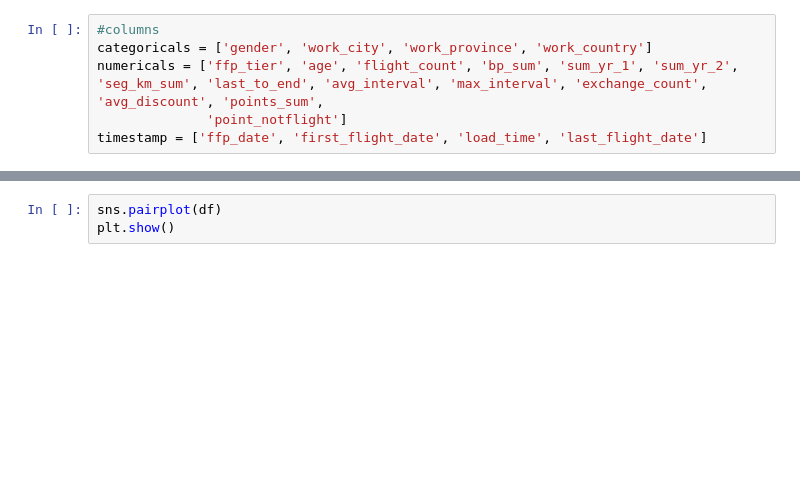
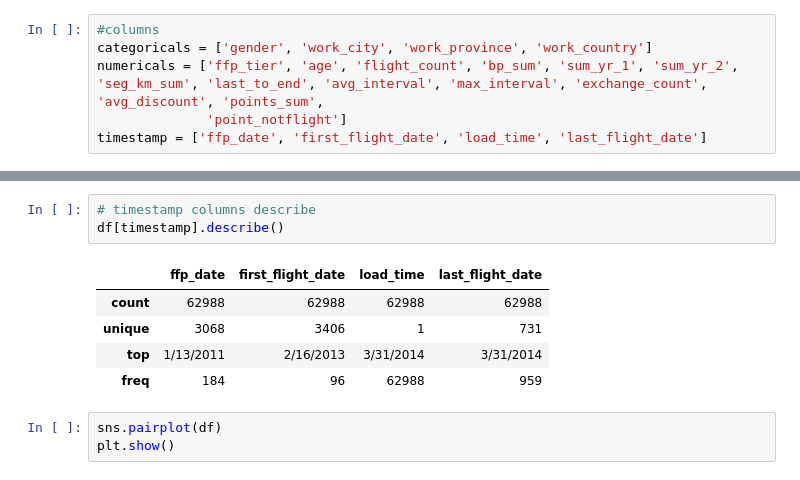
Before and after one commit to mezkymy/airline-cv-analysis, a Jupyter notebook: airline_cust_value_analysis.ipynb, the cells around one changed output, grey strips where cells are left out. Drawn from its saved outputs; the diff is of its cells as text; blank space fills up the shorter version.

```diff
--- a/airline_cust_value_analysis.ipynb
+++ b/airline_cust_value_analysis.ipynb
@@ -151,3 +193,12 @@ timestamp = ['ffp_date', 'first_flight_date', 'load_time', 'last_flight_date']
+# %%
+# timestamp columns describe
+df[timestamp].describe()
+# %% [output]
+|  | ffp_date | first_flight_date | load_time | last_flight_date |
+| count | 62988 | 62988 | 62988 | 62988 |
+| unique | 3068 | 3406 | 1 | 731 |
+| top | 1/13/2011 | 2/16/2013 | 3/31/2014 | 3/31/2014 |
+| freq | 184 | 96 | 62988 | 959 |
 # %%
 sns.pairplot(df)
 plt.show()
```
Also changed, not shown: parts of 3 cells of this notebook.
